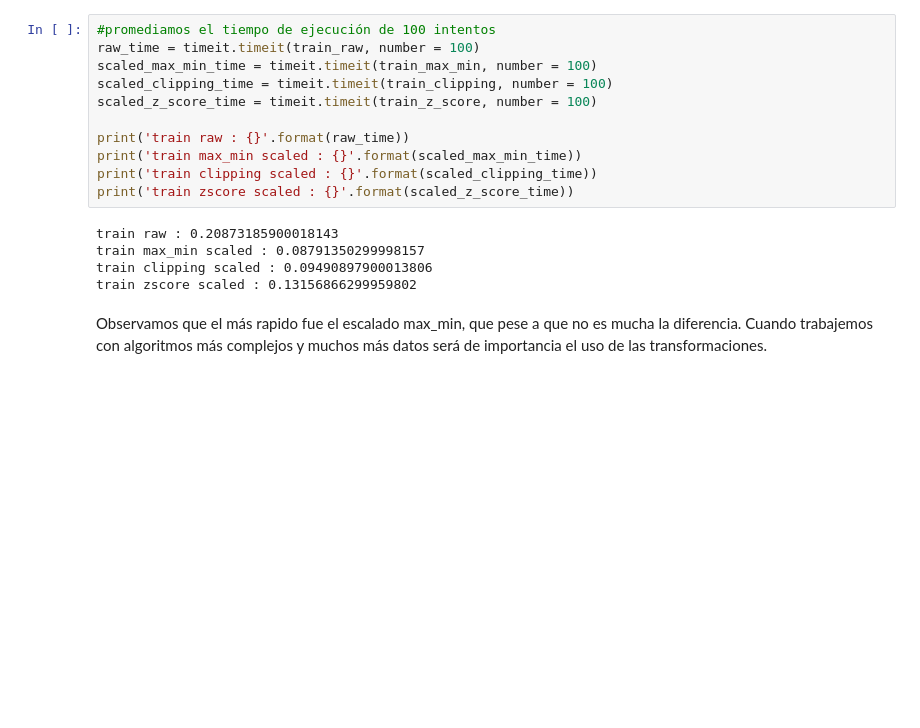
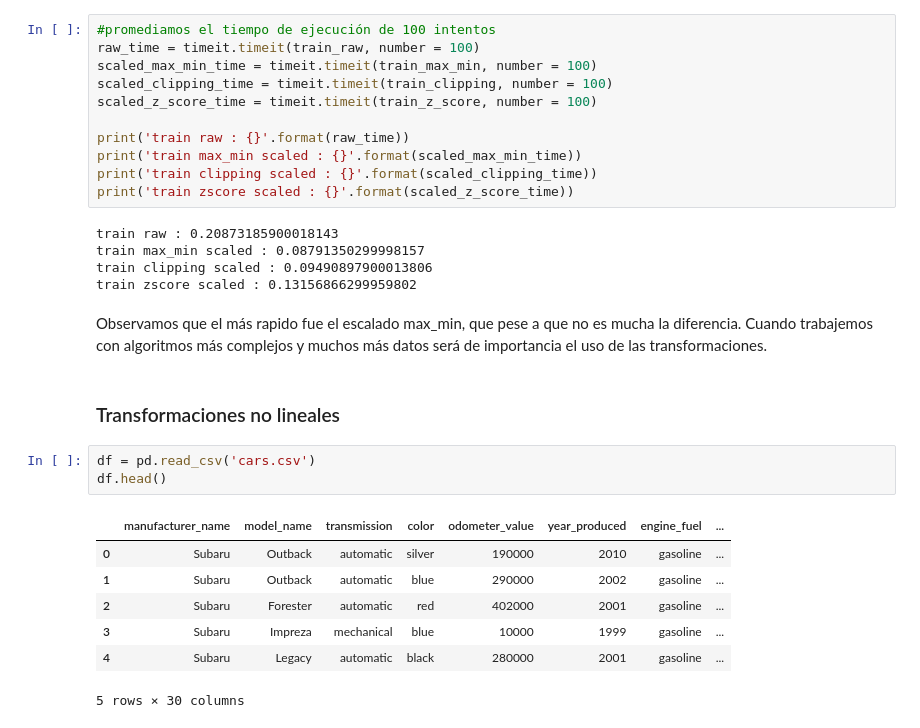
Before and after one commit to CharlyRazo/Cursos-Platzi, a Jupyter notebook: Curso de probabilidad y estadistica/Estadística descriptiva/procesamiento de datos.ipynb, the cells around one changed output. Drawn from its saved outputs; the diff is of its cells as text; blank space fills up the shorter version.

```diff
--- a/Curso de probabilidad y estadistica/Estadística descriptiva/procesamiento de datos.ipynb
+++ b/Curso de probabilidad y estadistica/Estadística descriptiva/procesamiento de datos.ipynb
@@ -125,3 +127,16 @@ train clipping scaled : 0.09490897900013806
 train zscore scaled : 0.13156866299959802
 # %% [markdown]
 Observamos que el más rapido fue el escalado max_min, que pese a que no es mucha la diferencia. Cuando trabajemos con algoritmos más complejos y muchos más datos será de importancia el uso de las transformaciones.
+# %% [markdown]
+### Transformaciones no lineales
+# %%
+df = pd.read_csv('cars.csv')
+df.head()
+# %% [output]
+|  | manufacturer_name | model_name | transmission | color | odometer_value | year_produced | engine_fuel | ... |
+| 0 | Subaru | Outback | automatic | silver | 190000 | 2010 | gasoline | ... |
+| 1 | Subaru | Outback | automatic | blue | 290000 | 2002 | gasoline | ... |
+| 2 | Subaru | Forester | automatic | red | 402000 | 2001 | gasoline | ... |
+| 3 | Subaru | Impreza | mechanical | blue | 10000 | 1999 | gasoline | ... |
+| 4 | Subaru | Legacy | automatic | black | 280000 | 2001 | gasoline | ... |
+5 rows × 30 columns
```
Also changed, not shown: parts of 14 cells of this notebook, 5 other files.
